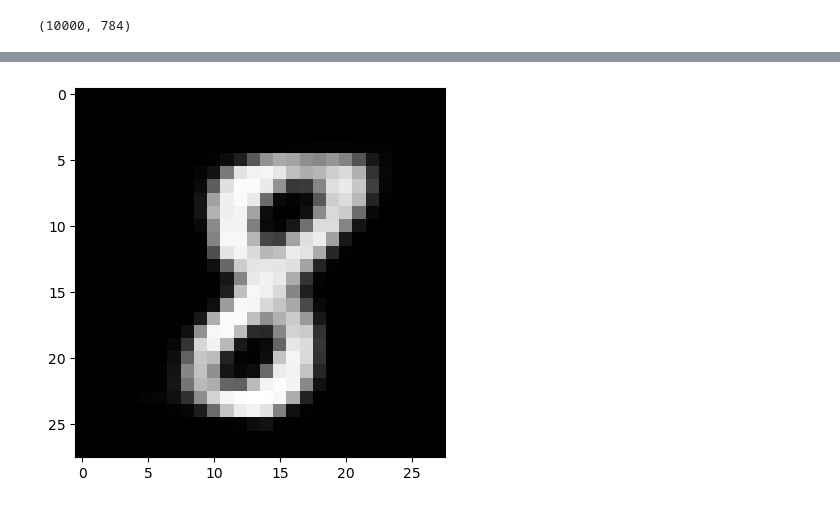
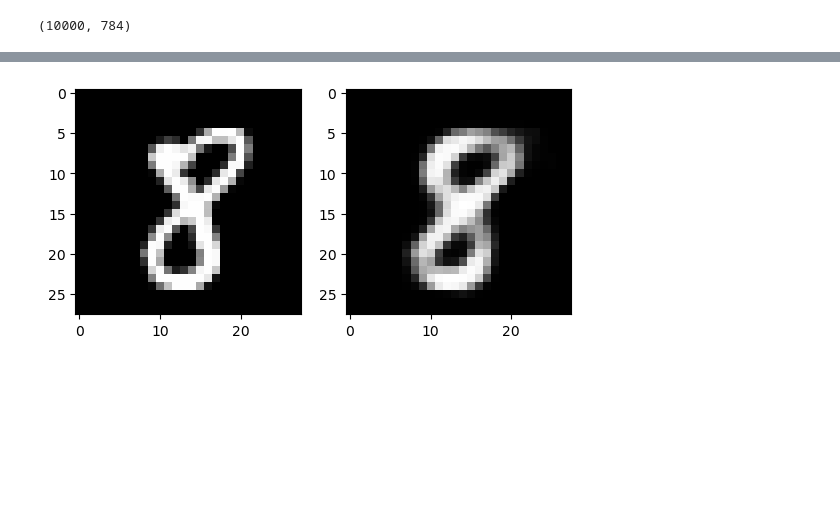
Before and after one commit to shi-i-chan/practice, a Jupyter notebook: python/machine_learning/autoencoders/dense_autoencoder.ipynb, the cells around one changed output, grey strips where cells are left out. Saved outputs shown, nothing was run; the diff lists cells and outputs as text; code cells hidden in the pictures; blank space fills up the shorter version.

```diff
--- a/python/machine_learning/autoencoders/dense_autoencoder.ipynb
+++ b/python/machine_learning/autoencoders/dense_autoencoder.ipynb
@@ -19,8 +19,8 @@ x_train.shape, x_test.shape
 ((60000, 784), (10000, 784))
 # %%
 dense_aut_config = {
-    'x_train': x_train,
-    'x_test': x_test,
+    'x_train_in': x_train,
+    'x_test_in': x_test,
     'input_shape': 784,
     'encoding_dim': 20,
     'layers_config': {'encoder_layers': [64, 32],
@@ -147,5 +140,10 @@ plt.show()
-# %%
-plt.imshow(decoded[134].reshape(28, 28))
-plt.show()
-# %% [output]
-[figure, removed]
+# %%
+import matplotlib.pyplot as plt
+
+
+fig, axes = plt.subplots(1, 2)
+axes[0].imshow(x_test[134].reshape(28, 28))
+axes[1].imshow(decoded[134].reshape(28, 28))
+plt.show()
+# %% [output]
+[figure, added]
```
Also changed, not shown: parts of 5 cells of this notebook, 5 other files.
